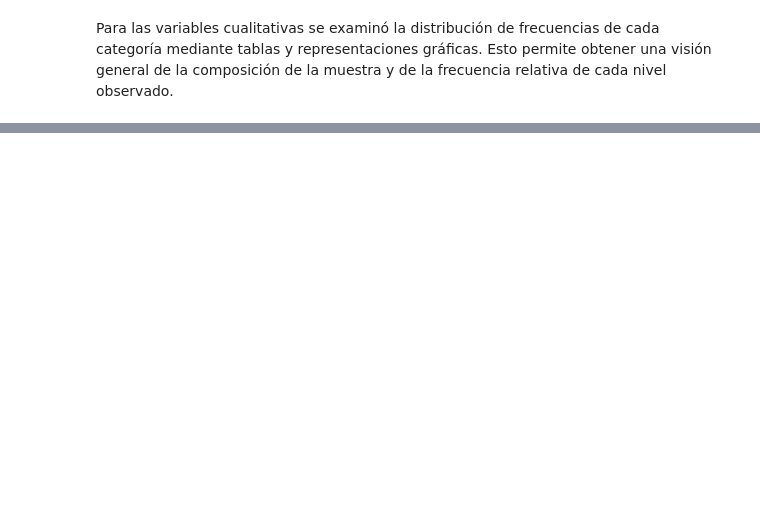
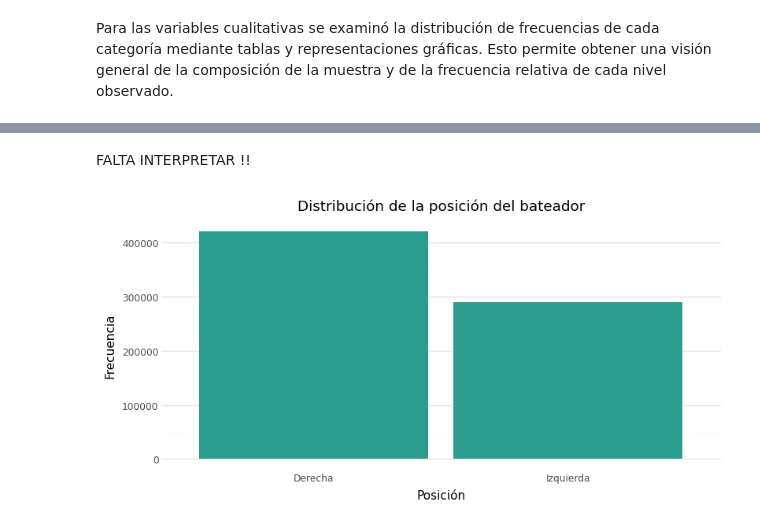
Before and after one commit to Prisfenoy/TP2_python, a Jupyter notebook: Análisis_descriptivo.ipynb, the cells around one changed output, grey strips where cells are left out. Drawn from its saved outputs; the diff is of its cells as text; code cells hidden in the pictures; blank space fills up the shorter version.

```diff
--- a/Análisis_descriptivo.ipynb
+++ b/Análisis_descriptivo.ipynb
@@ -98,0 +201,38 @@ Para las variables cualitativas se examinó la distribución de frecuencias de c
+# %% [markdown]
+FALTA INTERPRETAR !!
+# %%
+# Se filtra la variable posición del bateador
+freq_stand = (
+    datos_entrenamiento
+    .filter(pl.col("stand").is_not_null())
+    .group_by("stand")
+    .len()
+    .sort("stand")
+    .to_pandas()
+)
+
+# Se renombran las categorias solo para el gráfico
+freq_stand["stand"] = freq_stand["stand"].replace({
+    "L": "Izquierda",
+    "R": "Derecha"
+})
+
+# Se arma el gráfico
+(
+    ggplot(freq_stand,
+           aes(x="stand", y="len"))
+    + geom_col(fill="#2A9D8F")
+    + labs(
+        title="Distribución de la posición del bateador",
+        x="Posición",
+        y="Frecuencia"
+    )
+    + theme_minimal()
+    + theme(
+        figure_size=(8, 4),
+        panel_grid_major_x=element_blank(),
+        panel_grid_minor_x=element_blank()
+    )
+)
+# %% [output]
+[figure, added]
```
Also changed, not shown: parts of 12 cells of this notebook.
